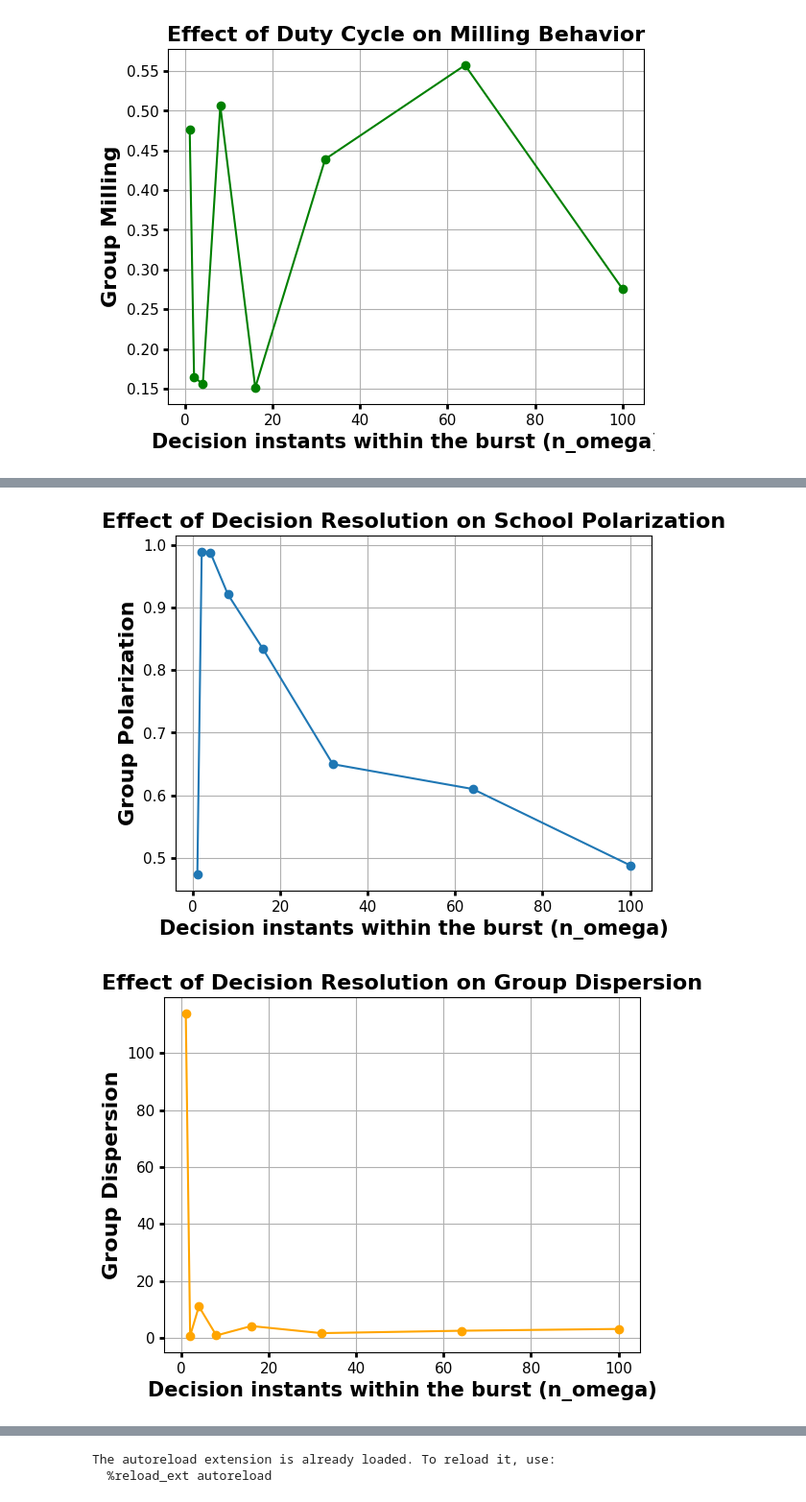
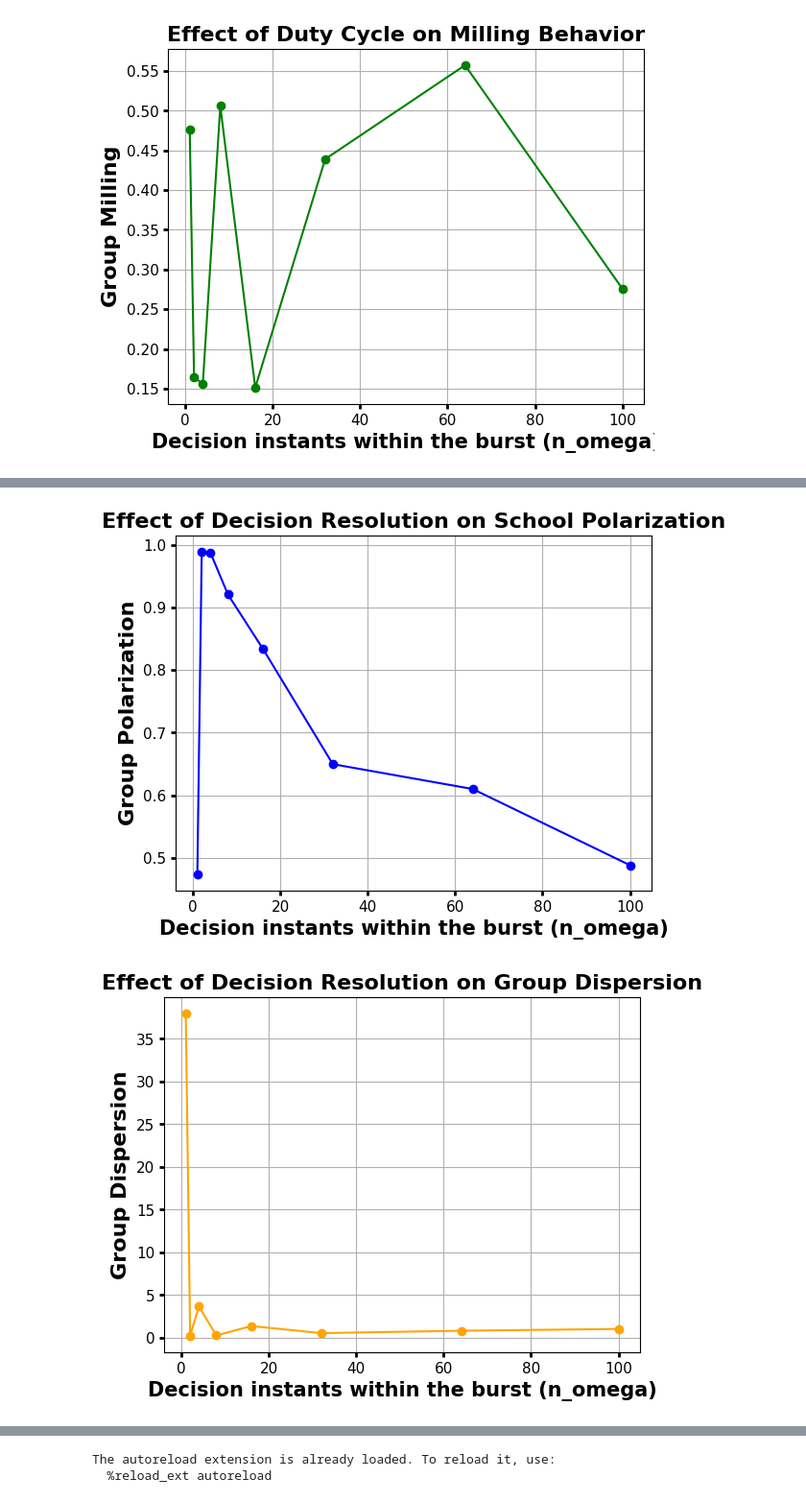
Before and after one commit to anzehocevar/SkupinskoVedenje_skupinaD, a Jupyter notebook: notebooks/fish_model_ext.ipynb, the cells around one changed output, grey strips where cells are left out. Shown at 96% size. Saved outputs shown, nothing was run; the diff lists cells and outputs as text; code cells hidden in the pictures.

```diff
--- a/notebooks/fish_model_ext.ipynb
+++ b/notebooks/fish_model_ext.ipynb
@@ -276,13 +276,19 @@ plt.show()
 # %%
 np.savez("n_omega_stats.npz", **stats_nomega)
 # %%
+import numpy as np
+
+stats = dict(np.load("omega_stats.npz"))
+stats_nomega = dict(np.load("n_omega_stats.npz"))
+
 print(stats)
-print(stats_nomega)
 
-stats_2 = np.load("omega_stats.npz")
-stats_2_n_omega = np.load("n_omega_stats.npz")
-print(stats_2["omega"])
-print(stats_2_n_omega["n_omega"])
+# normalize dispersion values
+c_l_att=3.0  # same as in the simulation
 
-print(stats["omega"])
+stats_nomega["dispersion_mean"] = stats_nomega["dispersion_mean"] / c_l_att
+stats_nomega["dispersion_std"]  = stats_nomega["dispersion_std"]  / c_l_att
+
+omega_values = np.linspace(0, 1, 11)
+n_omega_values_stat = [1, 2, 4, 8, 16, 32, 64, 100]
 # %% [output]
@@ -379,7 +394,7 @@ plt.show()
 # %%
 # plot mean polirization over omega
 plt.figure()
-plt.plot(n_omega_values_stat, stats_nomega["polarization_mean"], marker='o')
+plt.plot(n_omega_values_stat, stats_nomega["polarization_mean"], marker='o', color="blue")
 plt.title("Effect of Decision Resolution on School Polarization",
           fontsize=16, fontweight='bold')
 plt.xlabel("Decision instants within the burst (n_omega)",
@@ -394,35 +409,35 @@ plt.show()
 # plot mean dispersion over omega
 plt.figure()
 plt.plot(n_omega_values_stat, stats_nomega["dispersion_mean"],
          marker='o', color='orange')
 plt.title("Effect of Decision Resolution on Group Dispersion",
           fontsize=16, fontweight='bold')
 plt.xlabel("Decision instants within the burst (n_omega)",
            fontsize=15, fontweight='bold')
 plt.ylabel("Group Dispersion",
            fontsize=16, fontweight='bold')
 plt.tick_params(axis='both', labelsize=11, width=2)
 plt.grid(True)
 plt.savefig("all_dispersion_vs_n_omega.pdf", bbox_inches='tight')
 plt.show()
 
 
 plt.figure()
 plt.plot(n_omega_values_stat, stats_nomega["milling_mean"],
          marker='o', color='green')
 plt.title("Effect of Decision Resolution on Milling Behavior",
           fontsize=16, fontweight='bold')
 plt.xlabel("Decision instants within the burst (n_omega)",
            fontsize=15, fontweight='bold')
 plt.ylabel("Group Milling",
            fontsize=16, fontweight='bold')
 plt.tick_params(axis='both', labelsize=11, width=2)
 plt.grid(True)
 plt.savefig("all_milling_vs_n_omega.pdf", bbox_inches='tight')
 plt.show()
 # %% [output]
-[figure, old version]
+[figure, new version]
-[figure, old version]
+[figure, new version]
 [figure]
 # %%
 # comparing gamma to our original model implementation
```
Also changed, not shown: parts of 7 cells of this notebook.
